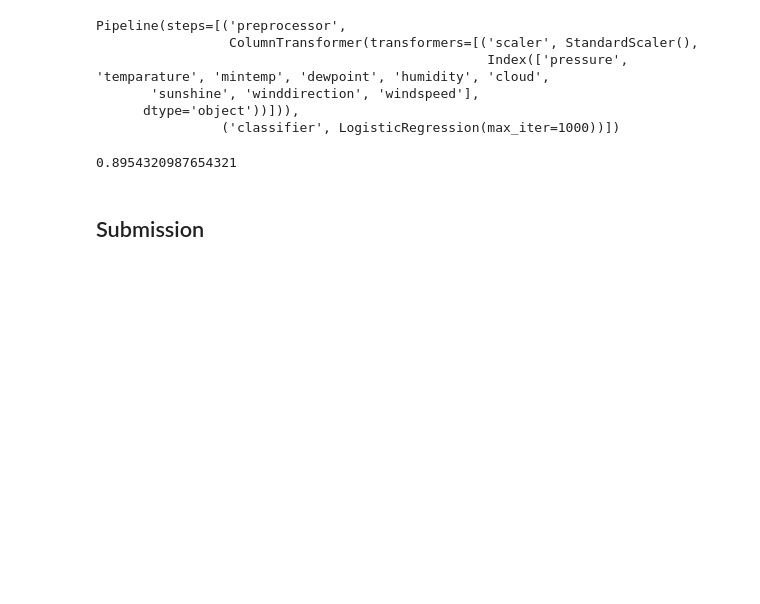
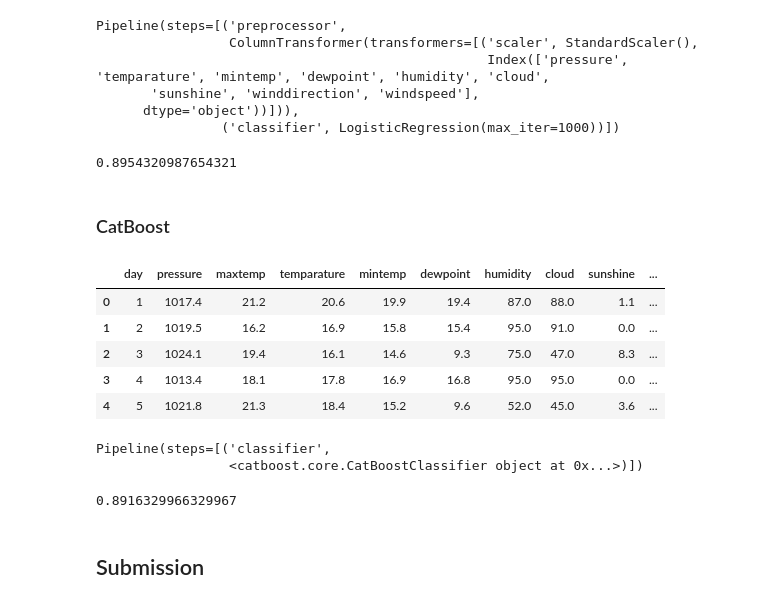
Before and after one commit to ruslannsu/sm-kaggle, a Jupyter notebook: rainfall/rainfall.ipynb, the cells around one changed output. Saved outputs shown, nothing was run; the diff lists cells and outputs as text; code cells hidden in the pictures; blank space fills up the shorter version.

Commit message:
rainfall - catboost added

```diff
--- a/rainfall/rainfall.ipynb
+++ b/rainfall/rainfall.ipynb
@@ -112,6 +115,8 @@ df_linear_test = df_test.copy()
 df_linear.drop(['maxtemp'], axis=1, inplace=True)
 df_linear_test.drop(['maxtemp'], axis=1, inplace=True)
 num_features = df_linear.select_dtypes(include=['float64']).columns
+df_boost = df.copy()
+df_boost_test = df_test.copy()
 df_test.info()
 # %% [output]
 <class 'pandas.core.frame.DataFrame'>
@@ -163,2 +168,18 @@ print(cross_val_score(pipeline, X_train, y_train, cv=5, scoring='roc_auc').mean(
 # %% [output]
 0.8954320987654321
+# %% [markdown]
+### CatBoost
+# %%
+
+X_train = df_boost.iloc[:, 1:-1]
+
+y_train = df_boost['rainfall']
+X_test = df_boost_test.iloc[:, 1:]
+X_train.head()
+# %% [output]
+|  | day | pressure | maxtemp | temparature | mintemp | dewpoint | humidity | cloud | sunshine | ... |
+| 0 | 1 | 1017.4 | 21.2 | 20.6 | 19.9 | 19.4 | 87.0 | 88.0 | 1.1 | ... |
+| 1 | 2 | 1019.5 | 16.2 | 16.9 | 15.8 | 15.4 | 95.0 | 91.0 | 0.0 | ... |
+| 2 | 3 | 1024.1 | 19.4 | 16.1 | 14.6 | 9.3 | 75.0 | 47.0 | 8.3 | ... |
+| 3 | 4 | 1013.4 | 18.1 | 17.8 | 16.9 | 16.8 | 95.0 | 95.0 | 0.0 | ... |
+| 4 | 5 | 1021.8 | 21.3 | 18.4 | 15.2 | 9.6 | 52.0 | 45.0 | 3.6 | ... |
@@ -165,3 +188,12 @@ print(cross_val_score(pipeline, X_train, y_train, cv=5, scoring='roc_auc').mean(
+# %%
+pipeline_boost.fit(X_train, y_train)
+# %% [output]
+Pipeline(steps=[('classifier',
+                 <catboost.core.CatBoostClassifier object at 0x...>)])
+# %%
+print(cross_val_score(pipeline_boost, X_train, y_train, cv=5, scoring='roc_auc').mean())
+# %% [output]
+0.8916329966329967
 # %% [markdown]
 ## Submission
 # %%
```
Also changed, not shown: parts of 7 cells of this notebook, 7 other files.
